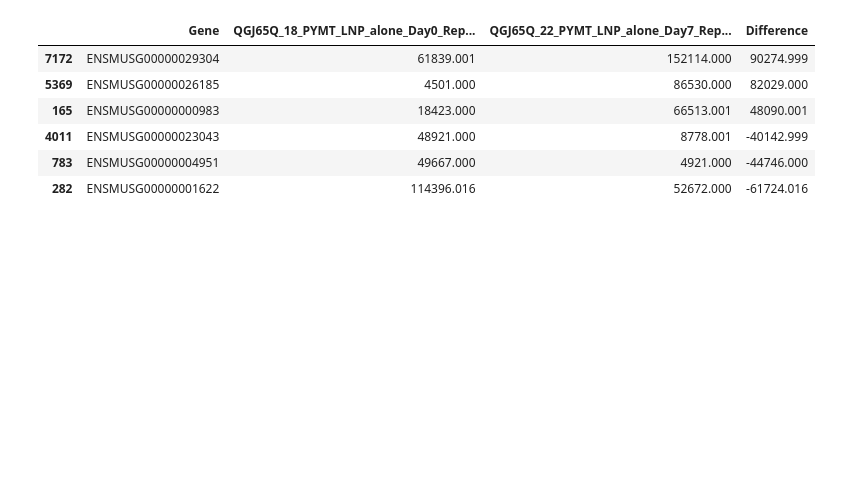
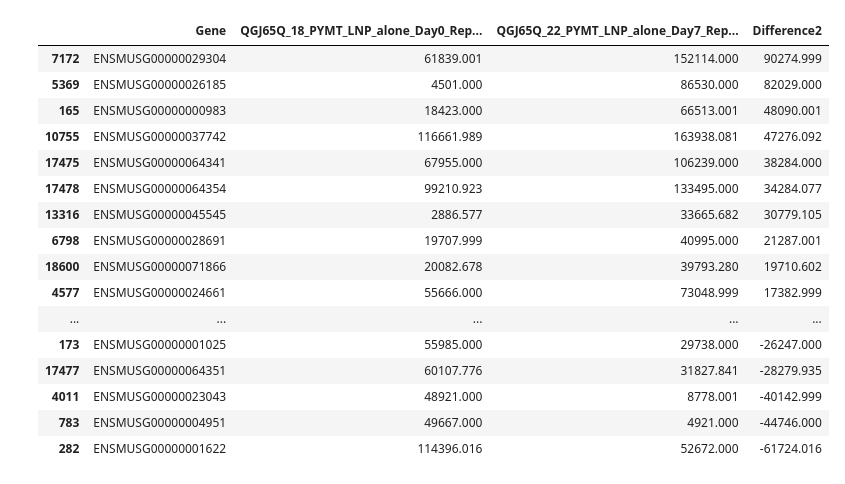
Before and after one commit to ayoubtech21/PYMT-Breast-Cancer-Analysis., a Jupyter notebook: Phase1_Disease_Progression.ipynb, the cells around one changed output. Saved outputs shown, nothing was run; the diff lists cells and outputs as text; code cells hidden in the pictures; blank space fills up the shorter version.

```diff
--- a/Phase1_Disease_Progression.ipynb
+++ b/Phase1_Disease_Progression.ipynb
@@ -50,42 +60,52 @@ important_genes[['Gene', day0, day7, 'Difference']]
 
 ## 1. this is the analysis of sample 2  from the cancer-bearing mice
 import pandas as pd
 
 # Load the compressed RNA-Seq count data
 df = pd.read_csv('GSE344396_Rai_et_al_rawcounts_allsamples.csv.gz', compression='gzip')
 
 # Define columns for comparison (Replicate 1: Baseline vs. Day 7)
 day0 = "QGJ65Q_18_PYMT_LNP_alone_Day0_Rep_2_Counts"
 day7 = "QGJ65Q_22_PYMT_LNP_alone_Day7_Rep_2_Counts"
 
 # 1. We calculate the difference between the first day and the seven day
 
-df['Difference'] = df[day7] - df[day0]
+df['Difference2'] = df[day7] - df[day0]
 
 # 2 . we sort the table from largest to smallest
 
-df_sorted = df.sort_values(by='Difference', ascending=False)
+df_sorted = df.sort_values(by='Difference2', ascending=False)
 
 # 3 . the genes that increased the most
 
-top_3_up = df_sorted.head(3)
+top_3_up = df_sorted.head(10)
 
 # 4 . the genes that decreased the most
 
-top_3_down = df_sorted.tail(3)
+top_3_down = df_sorted.tail(10)
 
 # 5 . import all the genes in our table
 
 important_genes = pd.concat([top_3_up, top_3_down])
 
 # 6 . display all the information we need to know
 
-important_genes[['Gene', day0, day7, 'Difference']]
+important_genes[['Gene', day0, day7, 'Difference2']]
 # %% [output]
-|  | Gene | QGJ65Q_18_PYMT_LNP_alone_Day0_Rep... | QGJ65Q_22_PYMT_LNP_alone_Day7_Rep... | Difference |
+|  | Gene | QGJ65Q_18_PYMT_LNP_alone_Day0_Rep... | QGJ65Q_22_PYMT_LNP_alone_Day7_Rep... | Difference2 |
 | 7172 | ENSMUSG00000029304 | 61839.001 | 152114.000 | 90274.999 |
 | 5369 | ENSMUSG00000026185 | 4501.000 | 86530.000 | 82029.000 |
 | 165 | ENSMUSG00000000983 | 18423.000 | 66513.001 | 48090.001 |
+| 10755 | ENSMUSG00000037742 | 116661.989 | 163938.081 | 47276.092 |
+| 17475 | ENSMUSG00000064341 | 67955.000 | 106239.000 | 38284.000 |
+| 17478 | ENSMUSG00000064354 | 99210.923 | 133495.000 | 34284.077 |
+| 13316 | ENSMUSG00000045545 | 2886.577 | 33665.682 | 30779.105 |
+| 6798 | ENSMUSG00000028691 | 19707.999 | 40995.000 | 21287.001 |
+| 18600 | ENSMUSG00000071866 | 20082.678 | 39793.280 | 19710.602 |
+| 4577 | ENSMUSG00000024661 | 55666.000 | 73048.999 | 17382.999 |
+| ... | ... | ... | ... | ... |
+| 173 | ENSMUSG00000001025 | 55985.000 | 29738.000 | -26247.000 |
+| 17477 | ENSMUSG00000064351 | 60107.776 | 31827.841 | -28279.935 |
 | 4011 | ENSMUSG00000023043 | 48921.000 | 8778.001 | -40142.999 |
 | 783 | ENSMUSG00000004951 | 49667.000 | 4921.000 | -44746.000 |
 | 282 | ENSMUSG00000001622 | 114396.016 | 52672.000 | -61724.016 |
```
Also changed, not shown: parts of 6 cells of this notebook.
